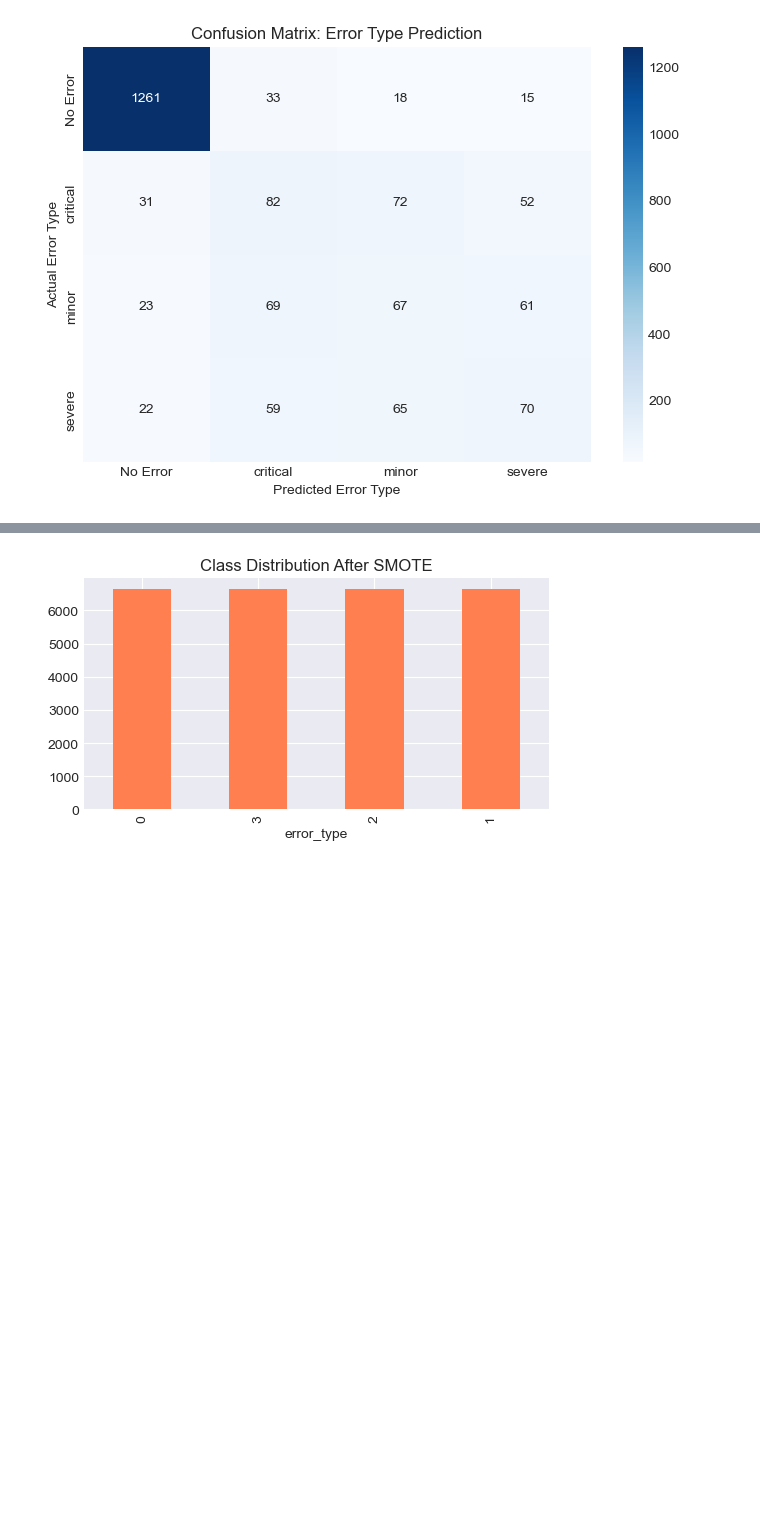
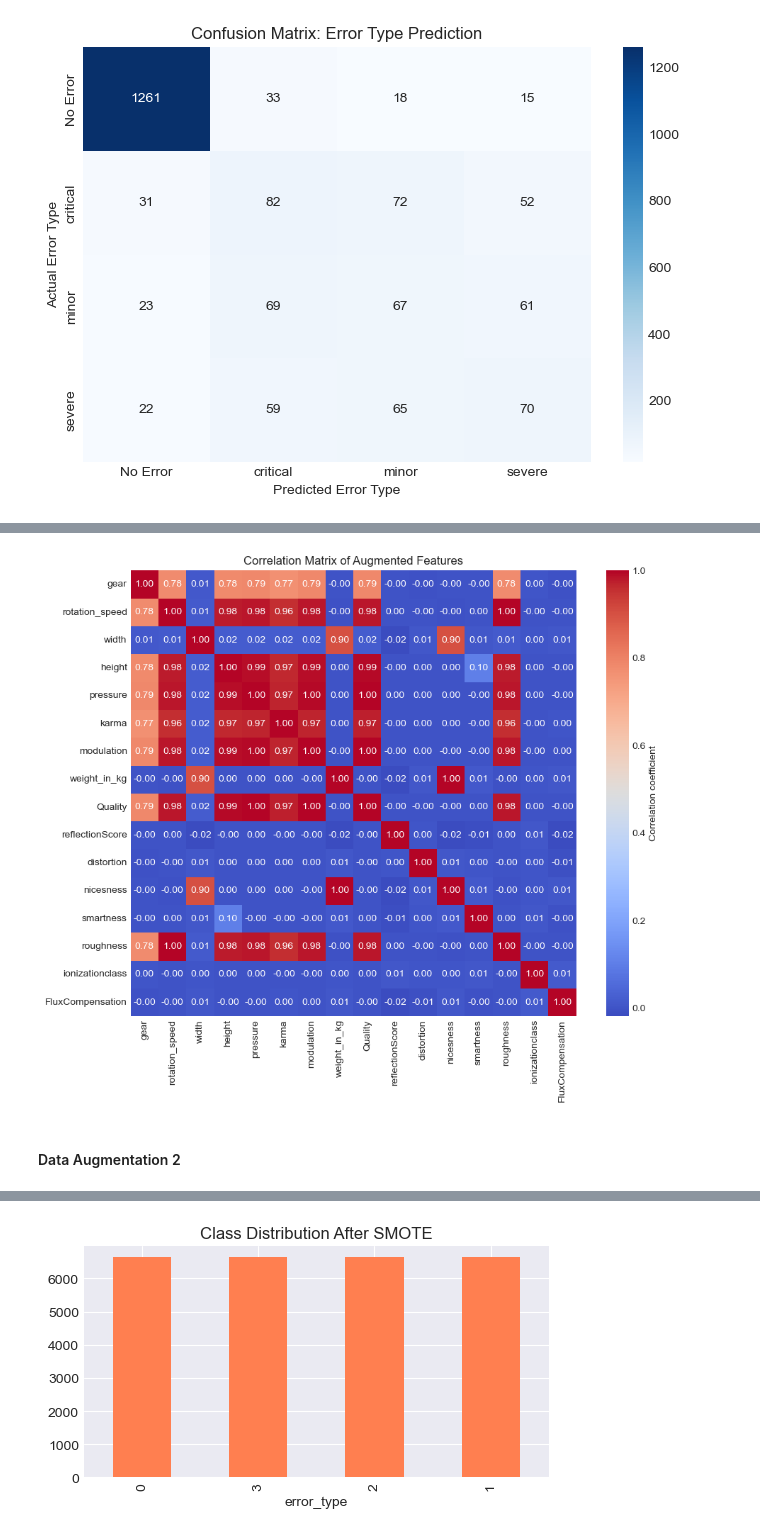
Before and after one commit to Parth-0804/ML_Presentation_Workspace, a Jupyter notebook: ML - SmartBuild Dataset/EDA_Machine_Production.ipynb, the cells around one changed output, grey strips where cells are left out. Saved outputs shown, nothing was run; the diff lists cells and outputs as text; code cells hidden in the pictures; blank space fills up the shorter version.

```diff
--- a/ML - SmartBuild Dataset/EDA_Machine_Production.ipynb
+++ b/ML - SmartBuild Dataset/EDA_Machine_Production.ipynb
@@ -271,0 +291,27 @@ plt.show()
+# %%
+import pandas as pd
+
+def custom_augment_numeric(merged_df, numeric_cols, cat_cols, factors=[0.25, 0.5, 0.75, 1.25]):
+    """
+    Augments numerical columns of a DataFrame by multiplying with factors.
+    - df: original DataFrame
+    - num_cols: list of numeric column names to augment
+    - cat_cols: list of categorical column names to keep unchanged
+    - factors: list of factors to multiply numeric columns by
+    Returns a new DataFrame with original + augmented rows.
+    """
+    augmented_rows = []
+    # For each factor, create a modified copy of the numeric columns
+    for factor in factors:
+        df_aug = merged_df.copy()
+        df_aug[num_cols] = df_aug[num_cols] * factor
+        augmented_rows.append(df_aug)
+    # Concatenate original and augmented data
+    df_all = pd.concat([merged_df] + augmented_rows, ignore_index=True)
+    return df_all
+
+# Example usage:
+# Suppose you have a DataFrame df_train, with numerical columns in num_cols and categoricals in cat_cols
+# num_cols = ['width', 'height', 'pressure', 'karma', ...]
+# cat_cols = ['ionizationclass', 'FluxCompensation', 'error_type']
+# df_augmented = custom_augment_numeric(df_train, num_cols, cat_cols)
@@ -271,0 +395,17 @@ plt.show()
+# %%
+import seaborn as sns
+import matplotlib.pyplot as plt
+
+# Compute correlation matrix for all features (including encoded categoricals)
+corr_matrix = df_augmented[features].corr()
+
+plt.figure(figsize=(10, 8))
+sns.heatmap(corr_matrix, annot=True, fmt=".2f", cmap="coolwarm", square=True,
+            cbar_kws={'label': 'Correlation coefficient'})
+plt.title('Correlation Matrix of Augmented Features')
+plt.tight_layout()
+plt.show()
+# %% [output]
+[figure, added]
+# %% [markdown]
+#### Data Augmentation 2
```
Also changed, not shown: parts of 12 cells of this notebook.
